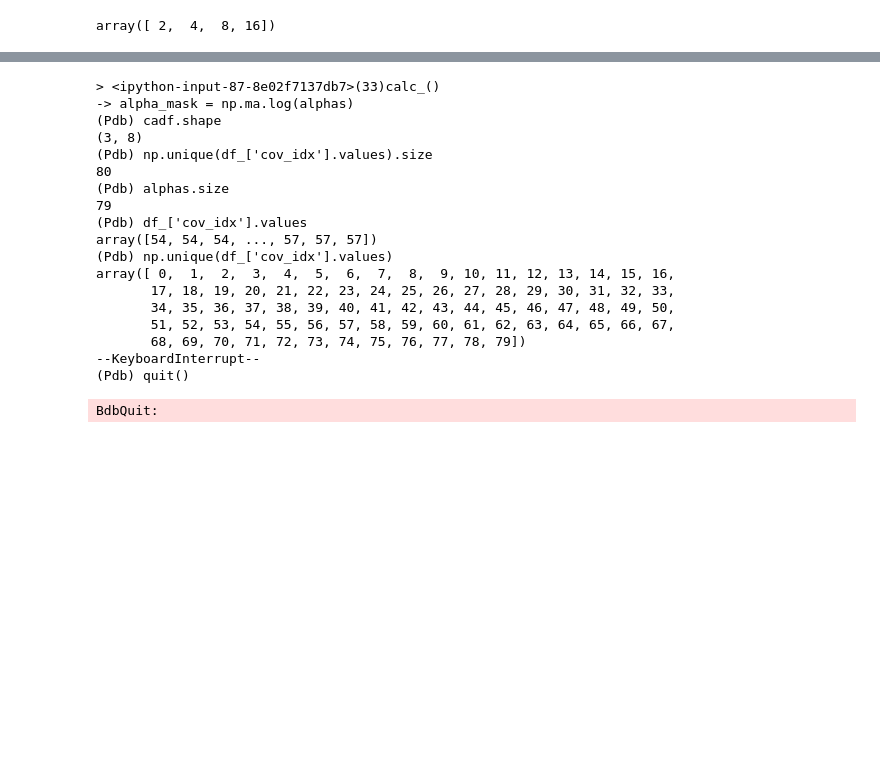
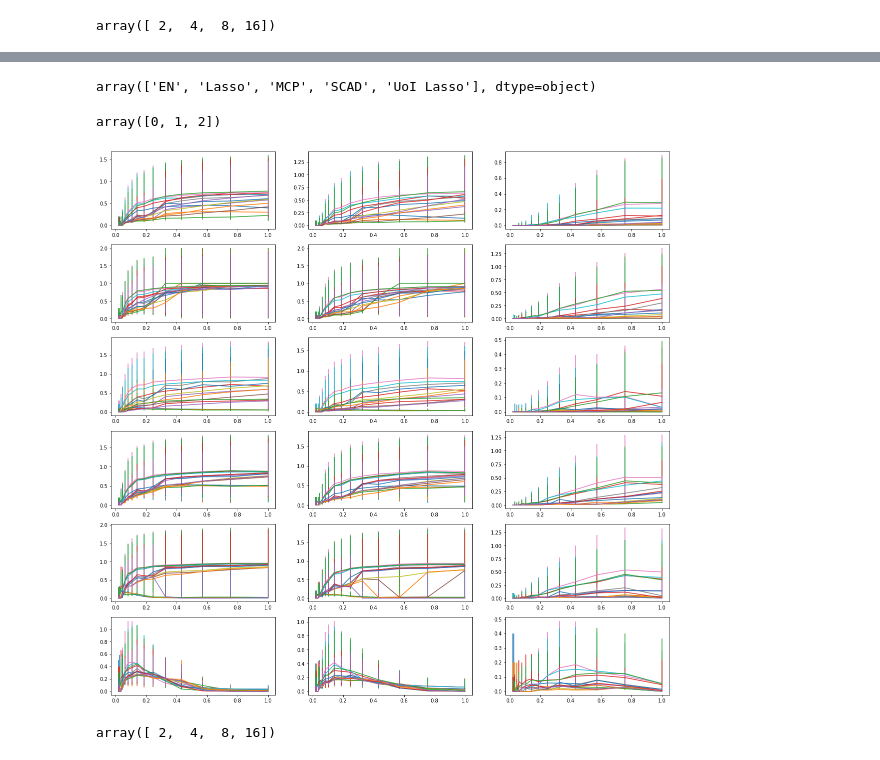
Before and after one commit to akumar01/uoicorr_analysis, a Jupyter notebook: notebooks/finalfinal/E[FPR, FNR].ipynb, the cells around one changed output, grey strips where cells are left out. Saved outputs shown, nothing was run; the diff lists cells and outputs as text; code cells hidden in the pictures; blank space fills up the shorter version.

```diff
--- a/notebooks/finalfinal/E[FPR, FNR].ipynb
+++ b/notebooks/finalfinal/E[FPR, FNR].ipynb
@@ -190,3 +203,5 @@ np_ratios
 array([ 2,  4,  8, 16])
 # %%
 dframes = [uoi, lasso, mcp, en, scad]
+# %%
+sparsity = np.unique(alpha_datalist['sparsity'].values)
@@ -192,0 +328,34 @@ dframes = [uoi, lasso, mcp, en, scad]
+# %%
+selection_methods = ['AIC', 'BIC', 'CV', 'gMDL', 'empirical_bayes', 'oracle']
+# %%
+efprfnr = pd.DataFrame(e_fpr_fnr)
+# %%
+dframe_names = np.unique(efprfnr['df_name'].values)
+# %%
+dframe_names
+# %% [output]
+array(['EN', 'Lasso', 'MCP', 'SCAD', 'UoI Lasso'], dtype=object)
+# %%
+np.unique(efprfnr['cidx_group'].values)
+# %% [output]
+array([0, 1, 2])
+# %%
+# Fix the selection method, and noise/np case, then plot across sparsity the
+fig, ax = plt.subplots(len(selection_methods), 3, figsize = (20, 20))
+for i, selection_method in enumerate(selection_methods):
+    for case in range(3):
+        a = ax [i, case]
+        # Plot curves across sparsity for each algorithm, with errorbars
+        for dframe in dframe_names:
+            # There are three correlation conditions. Co-plot them for now (ew)
+            for cidx_group in range(3):
+                df_ = apply_df_filters(efprfnr, selection_method=selection_method, case=case + 1,
+                       df_name=dframe, cidx_group=cidx_group)
+                sparsity_ = df_['sparsity'].values
+                sparsity_ordering = np.argsort(sparsity_)
+                yerr = np.array([df_['q25FNR'].values[sparsity_ordering],
+                                 df_['q75FNR'].values[sparsity_ordering]])
+                a.errorbar(sparsity_[sparsity_ordering], df_['medFNR'].values[sparsity_ordering],
+                           yerr=yerr)
+# %% [output]
+[figure, added]
@@ -193 +366,5 @@ dframes = [uoi, lasso, mcp, en, scad]
+# %%
+np.unique(alpha_datalist['np_ratio'].values)
+# %% [output]
+array([ 2,  4,  8, 16])
 # %%
@@ -252,40 +440,0 @@ def calc_(case_alpha_df, case_params):
-# %%
-e_fpr_fnr = []
-for i, s in enumerate(sparsity):
-
-    adl = apply_df_filters(alpha_datalist, sparsity=s)
-
-    # High noise, normal n/p ratio
-    case1 = apply_df_filters(adl, kappa=1, np_ratio=4)
-
-    e_fpr_fnr.append(calc_(case1, {'kappa' : 1, 'np_ratio': 4, 'sparsity': s}))
-
-    # Normal noise, low data
-    case2 = apply_df_filters(adl, kappa=5, np_ratio=2)
-
-    e_fpr_fnr.append(calc_(case2, {'kappa' : 5, 'np_ratio': 2, 'sparsity': s}))
-
-    # ideal
-    case3 = apply_df_filters(adl, kappa=10, np_ratio=16)
-
-    e_fpr_fnr.append(calc_(case3, {'kappa' : 10, 'np_ratio': 16, 'sparsity': s}))
-# %% [output]
-> <ipython-input-87-8e02f7137db7>(33)calc_()
--> alpha_mask = np.ma.log(alphas)
-(Pdb) cadf.shape
-(3, 8)
-(Pdb) np.unique(df_['cov_idx'].values).size
-80
-(Pdb) alphas.size
-79
-(Pdb) df_['cov_idx'].values
-array([54, 54, 54, ..., 57, 57, 57])
-(Pdb) np.unique(df_['cov_idx'].values)
-array([ 0,  1,  2,  3,  4,  5,  6,  7,  8,  9, 10, 11, 12, 13, 14, 15, 16,
-       17, 18, 19, 20, 21, 22, 23, 24, 25, 26, 27, 28, 29, 30, 31, 32, 33,
-       34, 35, 36, 37, 38, 39, 40, 41, 42, 43, 44, 45, 46, 47, 48, 49, 50,
-       51, 52, 53, 54, 55, 56, 57, 58, 59, 60, 61, 62, 63, 64, 65, 66, 67,
-       68, 69, 70, 71, 72, 73, 74, 75, 76, 77, 78, 79])
---KeyboardInterrupt--
-(Pdb) quit()
-BdbQuit:
```
Also changed, not shown: parts of 18 cells of this notebook.
